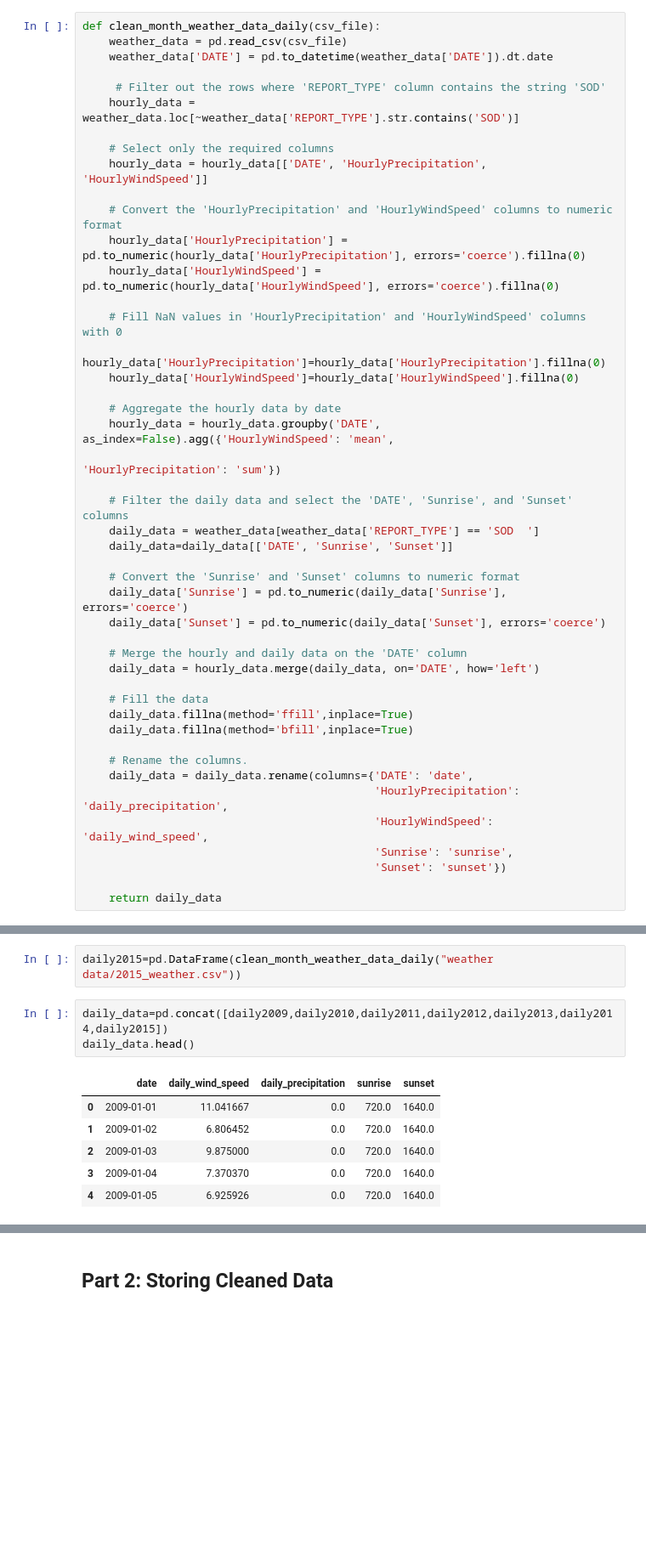
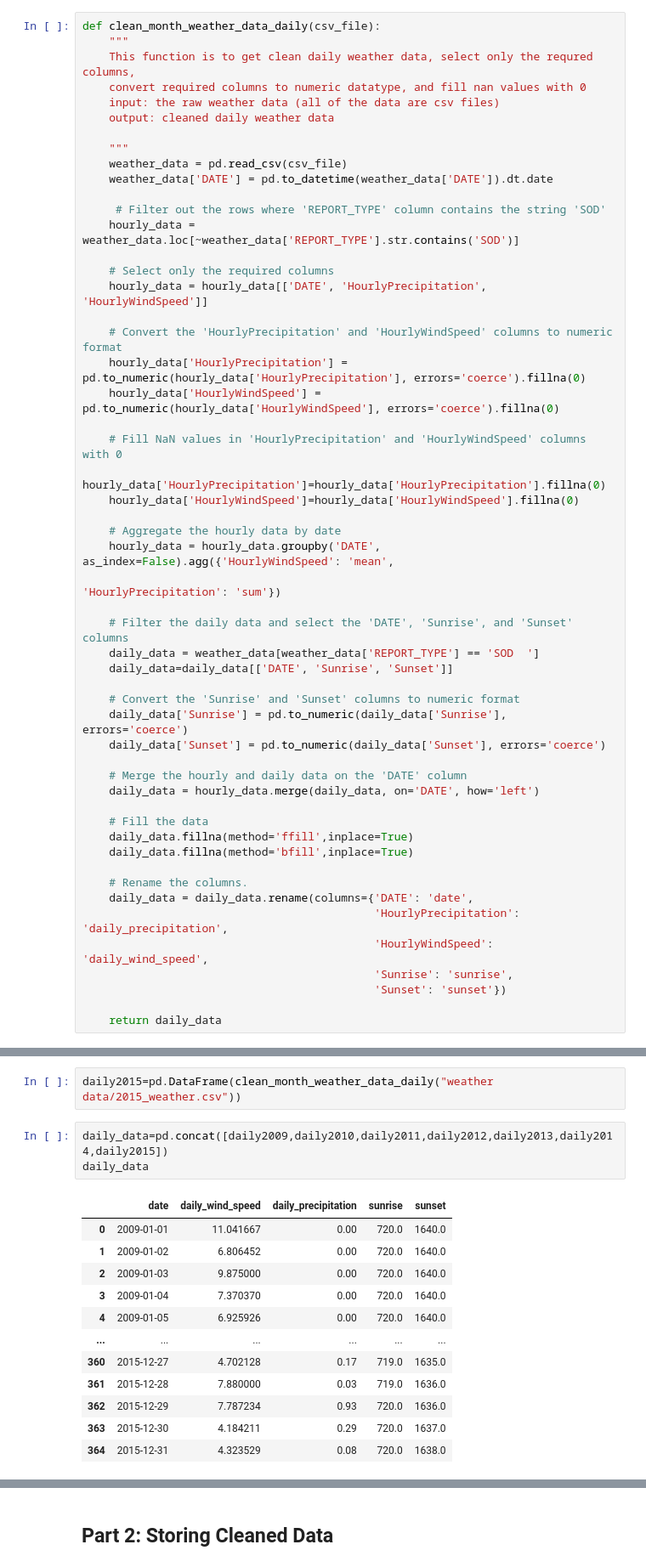
Before and after one commit to freyaybh/4501-Final-Project, a Jupyter notebook: Project.ipynb, the cells around one changed output, grey strips where cells are left out. Shown: that part at 85% size. Drawn from its saved outputs; the diff is of its cells as text; blank space fills up the shorter version.

```diff
--- a/Project.ipynb
+++ b/Project.ipynb
@@ -304,6 +365,13 @@ def clean_month_weather_data_hourly(csv_file):
     return hourly_data
 # %%
 def clean_month_weather_data_daily(csv_file):
+    """
+    This function is to get clean daily weather data, select only the requred columns,
+    convert required columns to numeric datatype, and fill nan values with 0
+    input: the raw weather data (all of the data are csv files)
+    output: cleaned daily weather data
+
+    """
     weather_data = pd.read_csv(csv_file)
     weather_data['DATE'] = pd.to_datetime(weather_data['DATE']).dt.date
 
@@ -388,11 +463,17 @@ daily2014=pd.DataFrame(clean_month_weather_data_daily("weather data/2014_weather
 daily2015=pd.DataFrame(clean_month_weather_data_daily("weather data/2015_weather.csv"))
 # %%
 daily_data=pd.concat([daily2009,daily2010,daily2011,daily2012,daily2013,daily2014,daily2015])
-daily_data.head()
+daily_data
 # %% [output]
 |  | date | daily_wind_speed | daily_precipitation | sunrise | sunset |
-| 0 | 2009-01-01 | 11.041667 | 0.0 | 720.0 | 1640.0 |
-| 1 | 2009-01-02 | 6.806452 | 0.0 | 720.0 | 1640.0 |
-| 2 | 2009-01-03 | 9.875000 | 0.0 | 720.0 | 1640.0 |
-| 3 | 2009-01-04 | 7.370370 | 0.0 | 720.0 | 1640.0 |
-| 4 | 2009-01-05 | 6.925926 | 0.0 | 720.0 | 1640.0 |
+| 0 | 2009-01-01 | 11.041667 | 0.00 | 720.0 | 1640.0 |
+| 1 | 2009-01-02 | 6.806452 | 0.00 | 720.0 | 1640.0 |
+| 2 | 2009-01-03 | 9.875000 | 0.00 | 720.0 | 1640.0 |
+| 3 | 2009-01-04 | 7.370370 | 0.00 | 720.0 | 1640.0 |
+| 4 | 2009-01-05 | 6.925926 | 0.00 | 720.0 | 1640.0 |
+| ... | ... | ... | ... | ... | ... |
+| 360 | 2015-12-27 | 4.702128 | 0.17 | 719.0 | 1635.0 |
+| 361 | 2015-12-28 | 7.880000 | 0.03 | 719.0 | 1636.0 |
+| 362 | 2015-12-29 | 7.787234 | 0.93 | 720.0 | 1636.0 |
+| 363 | 2015-12-30 | 4.184211 | 0.29 | 720.0 | 1637.0 |
+| 364 | 2015-12-31 | 4.323529 | 0.08 | 720.0 | 1638.0 |
```
Also changed, not shown: parts of 38 cells of this notebook, 6 other files.
